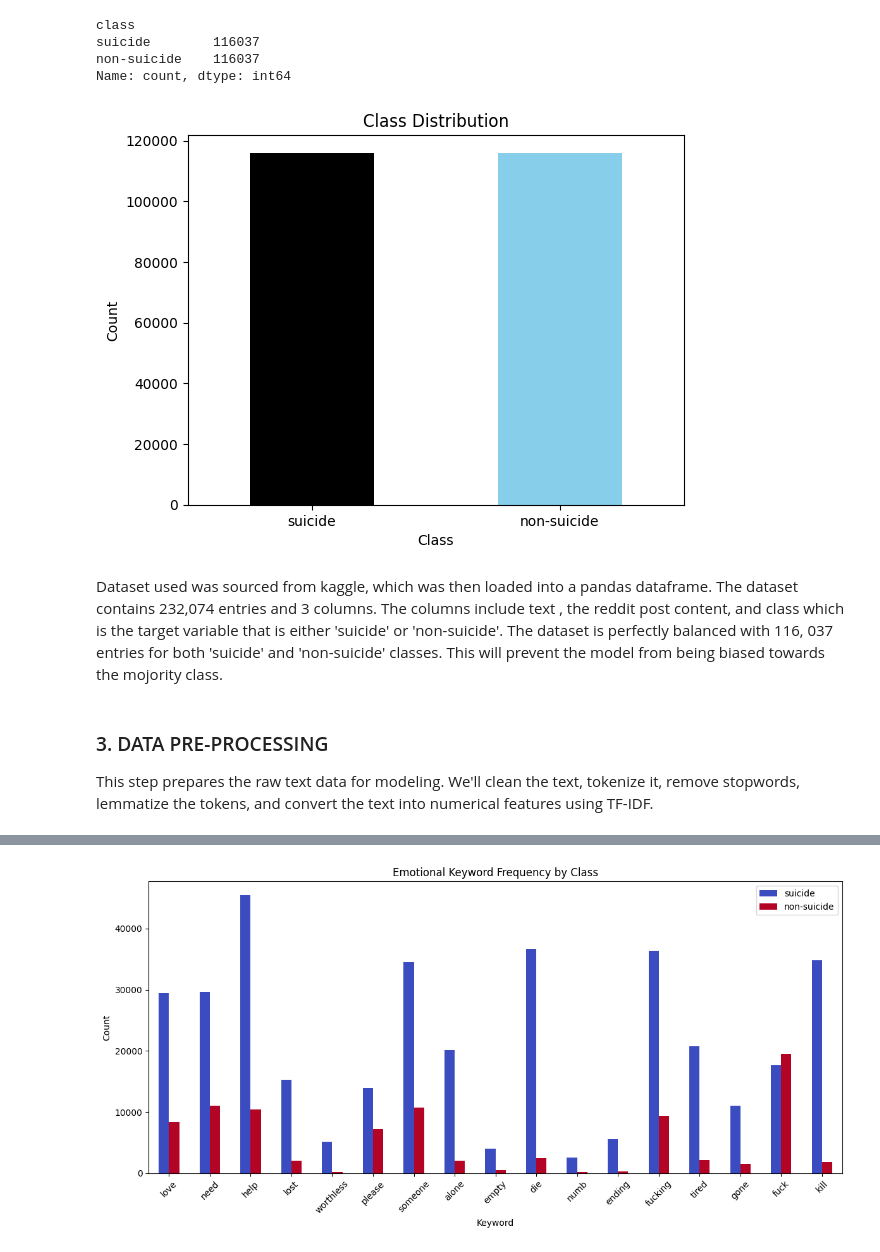
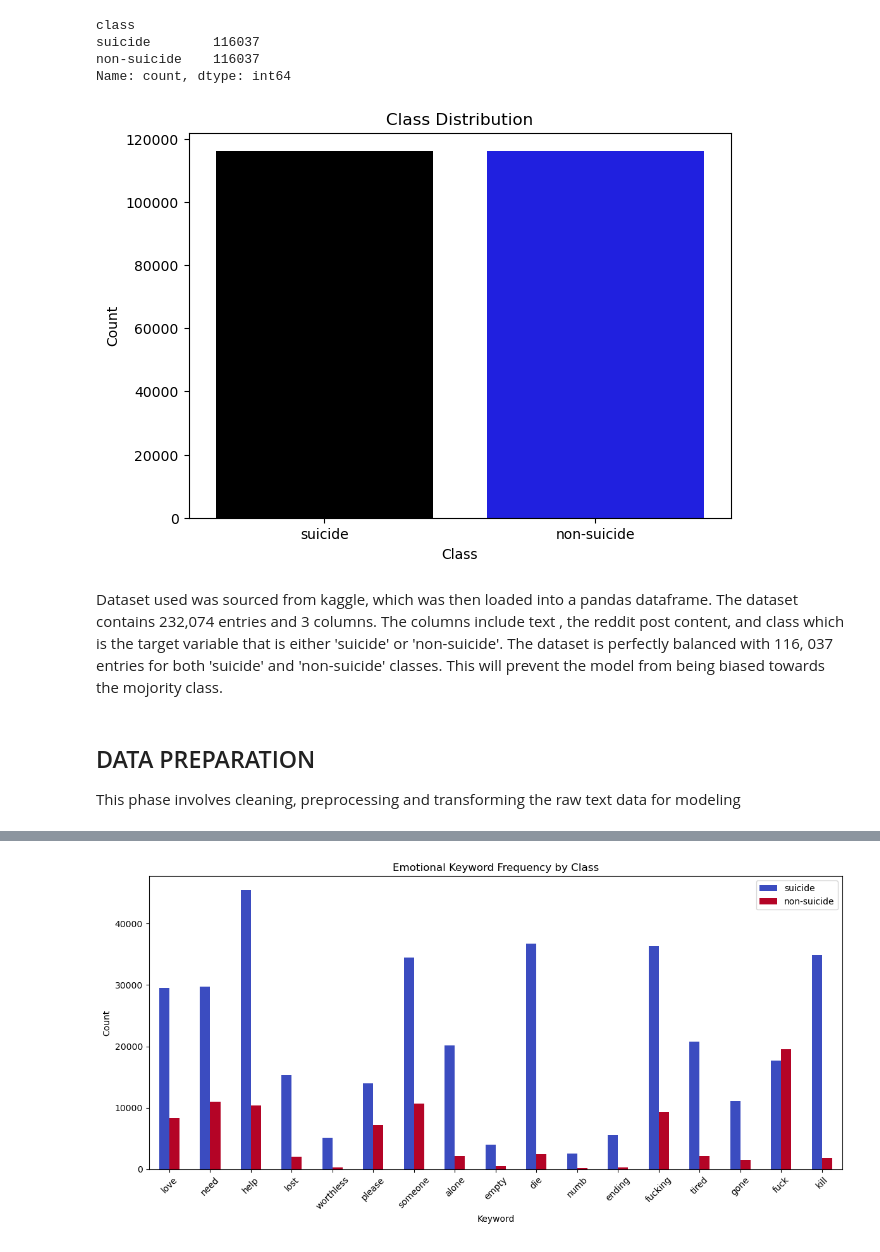
Before and after one commit to MichelleUsagi/PHASE-4-PROJECT-, a Jupyter notebook: notebook.ipynb, the cells around one changed output, grey strips where cells are left out. Drawn from its saved outputs; the diff is of its cells as text; code cells hidden in the pictures.

```diff
--- a/notebook.ipynb
+++ b/notebook.ipynb
@@ -154,19 +173,20 @@ non-suicide    116037
 Name: count, dtype: int64
 # %%
 # Class Distribution(Suicidal vs non-suicidal)
-df['class'].value_counts().plot(kind='bar', color=['black', 'skyblue'])
+plt.figure(figsize=(7,5))
+sns.countplot(data=df, x='class', palette=['black', 'blue'])
+
 plt.title('Class Distribution')
 plt.xlabel('Class')
 plt.ylabel('Count')
-plt.xticks(rotation=0)
 plt.show()
 # %% [output]
-[figure, old version]
+[figure, new version]
 # %% [markdown]
 Dataset used was sourced from kaggle, which was then loaded into a pandas dataframe. The dataset contains 232,074 entries and 3 columns. The columns include text , the reddit post content, and class which is the target variable that is either 'suicide' or 'non-suicide'. The dataset is perfectly balanced with 116, 037 entries for both 'suicide' and 'non-suicide' classes. This will prevent the model from being biased towards the mojority class.
-# %% [markdown]
-### 3. DATA PRE-PROCESSING
-This step prepares the raw text data for modeling. We'll clean the text, tokenize it, remove stopwords, lemmatize the tokens, and convert the text into numerical features using TF-IDF.
+# %% [markdown]
+## DATA  PREPARATION
+This phase involves cleaning, preprocessing and transforming the raw text data for modeling
 # %%
 #Drop the unnecessary index column
 df.drop(columns=["Unnamed: 0"], inplace=True)
```
Also changed, not shown: parts of 122 cells of this notebook.
